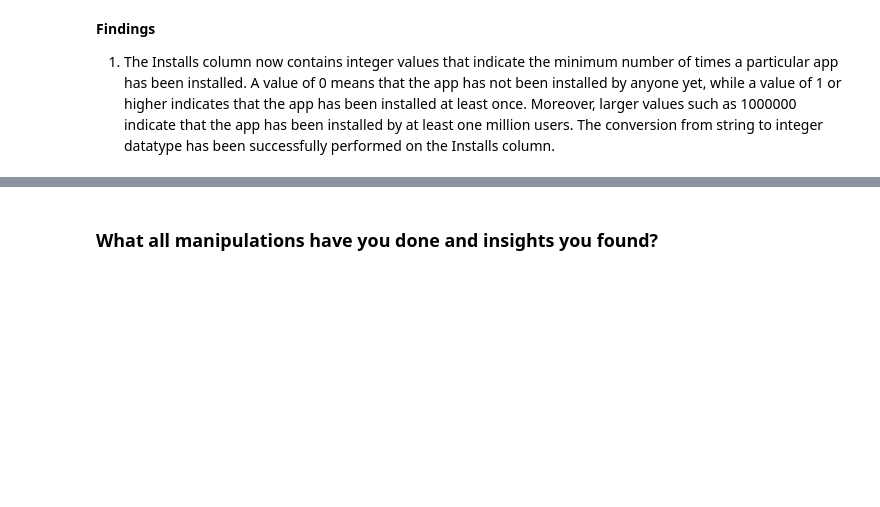
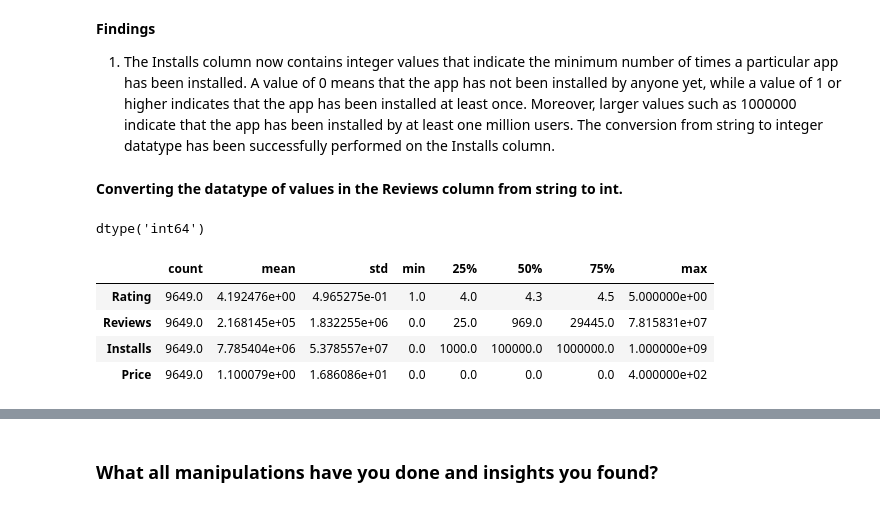
Before and after one commit to va1shnu/Capstone-project-EDA-with-Python, a Jupyter notebook: Exploratory_data_analysis_on_Play_store_app_review_dataset.ipynb, the cells around one changed output, grey strips where cells are left out. Cells and saved outputs as stored; diff of their text form; code cells hidden in the pictures; blank space fills up the shorter version.

```diff
--- a/Exploratory_data_analysis_on_Play_store_app_review_dataset.ipynb
+++ b/Exploratory_data_analysis_on_Play_store_app_review_dataset.ipynb
@@ -991,3 +991,20 @@ Already applied the convert_plus function. Installs column is now ready for anal
 **Findings**
 
 1. The Installs column now contains integer values that indicate the minimum number of times a particular app has been installed. A value of 0 means that the app has not been installed by anyone yet, while a value of 1 or higher indicates that the app has been installed at least once. Moreover, larger values such as 1000000 indicate that the app has been installed by at least one million users. The conversion from string to integer datatype has been successfully performed on the Installs column.
+# %% [markdown]
+**Converting the datatype of values in the Reviews column from string to int.**
+# %%
+playstore_df['Reviews'] = playstore_df['Reviews'].astype(int)
+# Checking dtype of reviews column
+playstore_df['Reviews'].dtype
+# %% [output]
+dtype('int64')
+# %%
+# Understanding the summary statistics of user reviews dataset.
+playstore_df.describe().T
+# %% [output]
+|  | count | mean | std | min | 25% | 50% | 75% | max |
+| Rating | 9649.0 | 4.192476e+00 | 4.965275e-01 | 1.0 | 4.0 | 4.3 | 4.5 | 5.000000e+00 |
+| Reviews | 9649.0 | 2.168145e+05 | 1.832255e+06 | 0.0 | 25.0 | 969.0 | 29445.0 | 7.815831e+07 |
+| Installs | 9649.0 | 7.785404e+06 | 5.378557e+07 | 0.0 | 1000.0 | 100000.0 | 1000000.0 | 1.000000e+09 |
+| Price | 9649.0 | 1.100079e+00 | 1.686086e+01 | 0.0 | 0.0 | 0.0 | 0.0 | 4.000000e+02 |
```
Also changed, not shown: parts of 2 cells of this notebook.
